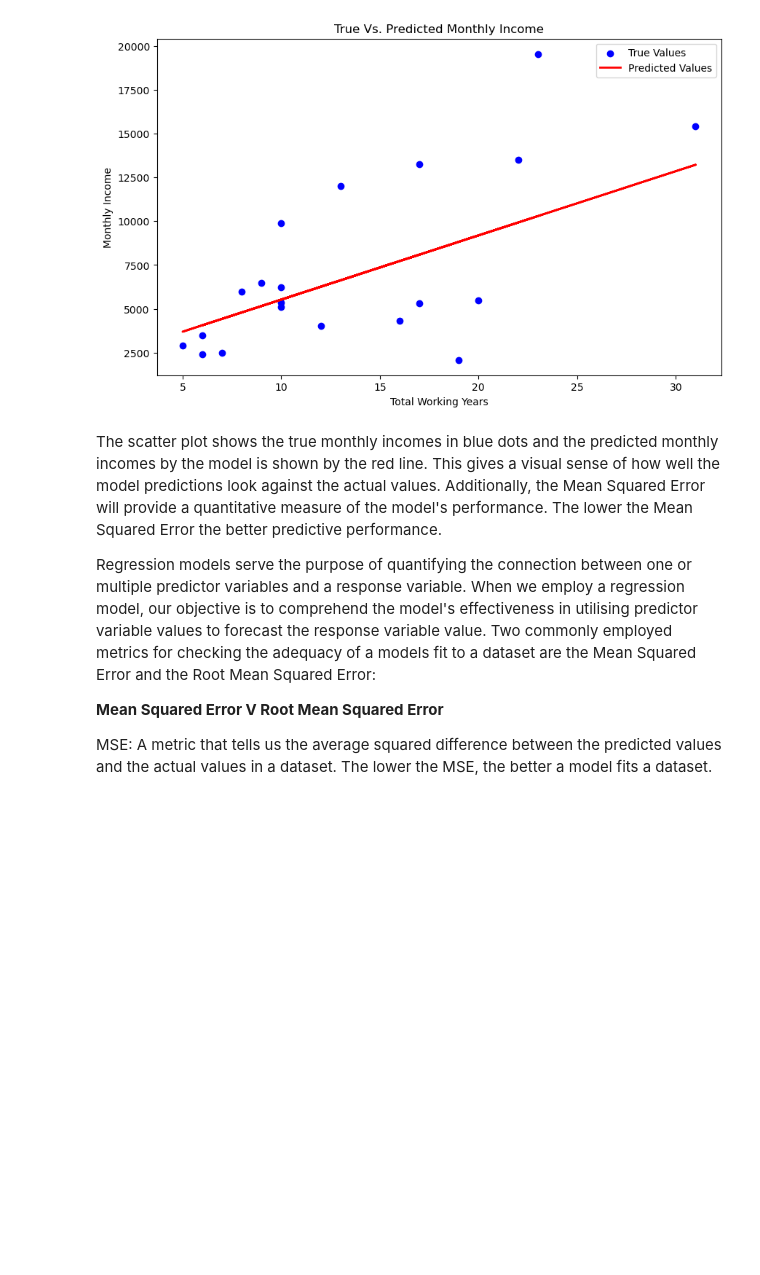
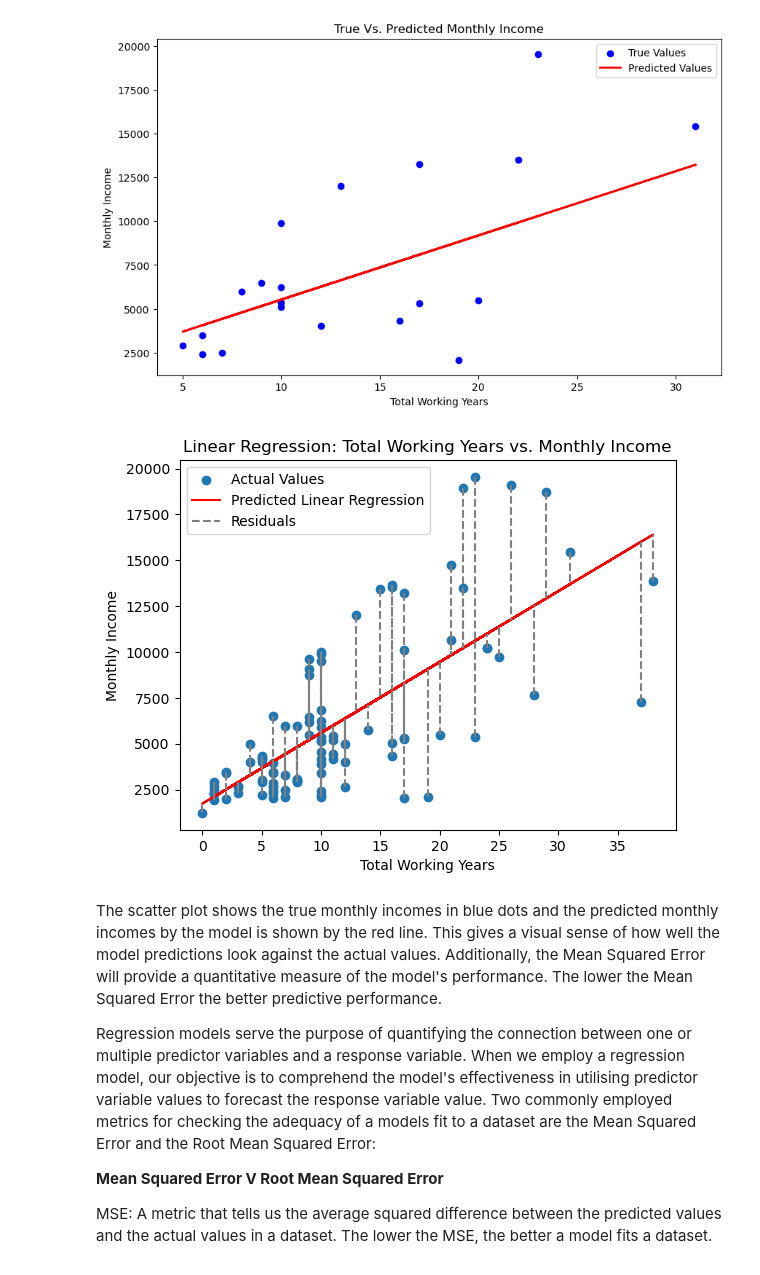
Before and after one commit to Cossie01/Machine-Learning-Stats-Assessment, a Jupyter notebook: Regression.ipynb, the cells around one changed output. Saved outputs shown, nothing was run; the diff lists cells and outputs as text; code cells hidden in the pictures; blank space fills up the shorter version.

```diff
--- a/Regression.ipynb
+++ b/Regression.ipynb
@@ -317,6 +328,37 @@ plt.legend()
 plt.show()
 # %% [output]
 [figure]
+# %%
+#Another complex look at the Total Working Years V Monthly income
+X = data['TotalWorkingYears'].values
+y = data['MonthlyIncome'].values
+reg = LinearRegression()
+reg.fit(X.reshape(-1, 1), y)
+#Ploting the actual data input and output
+plt.scatter(X, y, label="Actual Values")
+
+#Ploting the linear regression predictions in a straight line
+plt.plot(X, reg.predict(X.reshape(-1, 1)), color="r", label="Predicted Linear Regression")
+
+#Ploting first residual
+plt.plot([X[0], X[0]], [y[0], reg.predict(X.reshape(-1, 1))[0]], color="grey", linestyle='dashed', label="Residuals")
+
+#For loop to plot all remaining residuals
+for i in range(1, len(X)):
+    plt.plot([X[i], X[i]], [y[i], reg.predict(X.reshape(-1, 1))[i]], color="grey", linestyle='dashed')
+
+#Legend add
+plt.legend()
+
+#Adding the labels and title
+plt.xlabel('Total Working Years')
+plt.ylabel('Monthly Income')
+plt.title('Linear Regression: Total Working Years vs. Monthly Income')
+
+#Display the plot
+plt.show()
+# %% [output]
+[figure, added]
 # %% [markdown]
 The scatter plot shows the true monthly incomes in blue dots and the predicted monthly incomes by the model is shown by the red line. This gives a visual sense of how well the model predictions look against the actual values. Additionally, the Mean Squared Error will provide a quantitative measure of the model's performance. The lower the Mean Squared Error the better predictive performance.
 
```
Also changed, not shown: parts of 17 cells of this notebook.
